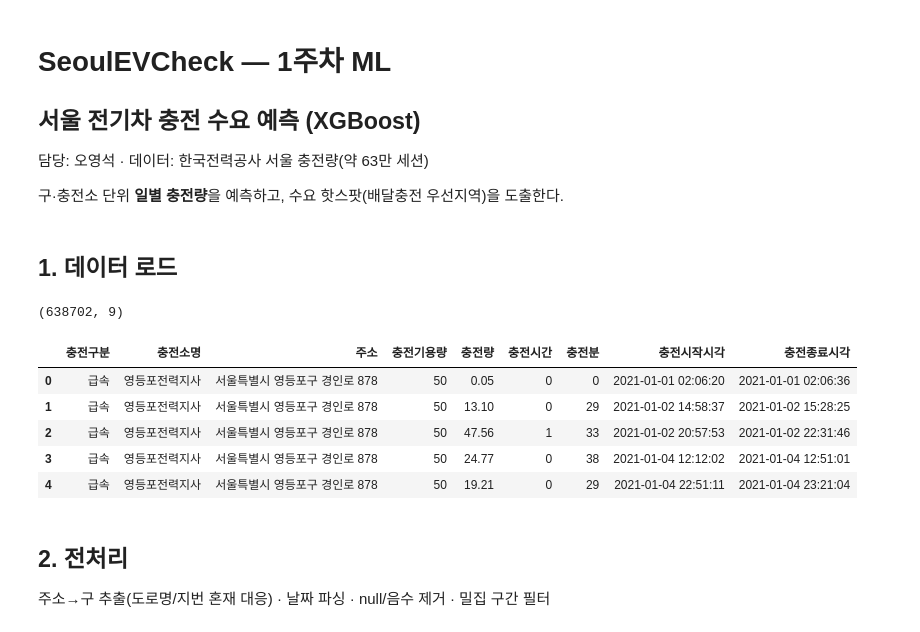
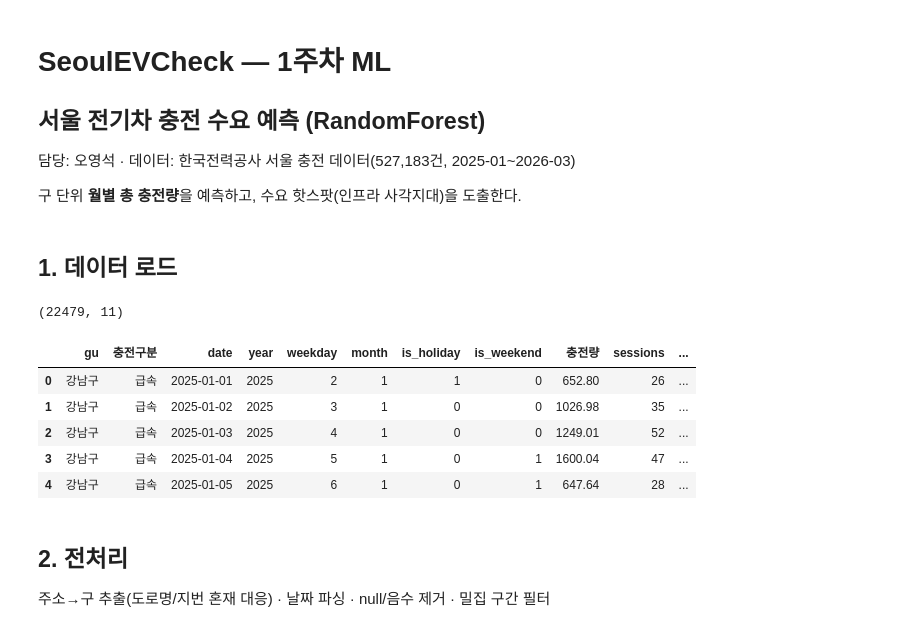
Before and after one commit to 50seok/SeoulEVCheck, a Jupyter notebook: notebooks/week1_ml.ipynb, the cells around one changed output. Drawn from its saved outputs; the diff is of its cells as text; code cells hidden in the pictures.

```diff
--- a/notebooks/week1_ml.ipynb
+++ b/notebooks/week1_ml.ipynb
@@ -1,9 +1,9 @@
 # %% [markdown]
 # SeoulEVCheck — 1주차 ML
-## 서울 전기차 충전 수요 예측 (XGBoost)
-담당: 오영석 · 데이터: 한국전력공사 서울 충전량(약 63만 세션)
+## 서울 전기차 충전 수요 예측 (RandomForest)
+담당: 오영석 · 데이터: 한국전력공사 서울 충전 데이터(527,183건, 2025-01~2026-03)
 
-구·충전소 단위 **일별 충전량**을 예측하고, 수요 핫스팟(배달충전 우선지역)을 도출한다.
+구 단위 **월별 총 충전량**을 예측하고, 수요 핫스팟(인프라 사각지대)을 도출한다.
 # %%
 import pandas as pd, numpy as np, joblib
 import matplotlib.pyplot as plt, seaborn as sns
@@ -15,17 +17,17 @@ plt.rcParams['font.family']='Malgun Gothic'; plt.rcParams['axes.unicode_minus']=
 # %% [markdown]
 ## 1. 데이터 로드
 # %%
-df = pd.read_excel('../data/한국전력공사_서울시 전기차 충전소 충전량_20220331.xlsx')
-print(df.shape)
-df.head()
+gu_day = pd.read_csv('../data/gu_day_2025.csv', encoding='utf-8-sig')
+print(gu_day.shape)
+gu_day.head()
 # %% [output]
-(638702, 9)
+(22479, 11)
-|  | 충전구분 | 충전소명 | 주소 | 충전기용량 | 충전량 | 충전시간 | 충전분 | 충전시작시각 | 충전종료시각 |
-| 0 | 급속 | 영등포전력지사 | 서울특별시 영등포구 경인로 878 | 50 | 0.05 | 0 | 0 | 2021-01-01 02:06:20 | 2021-01-01 02:06:36 |
-| 1 | 급속 | 영등포전력지사 | 서울특별시 영등포구 경인로 878 | 50 | 13.10 | 0 | 29 | 2021-01-02 14:58:37 | 2021-01-02 15:28:25 |
-| 2 | 급속 | 영등포전력지사 | 서울특별시 영등포구 경인로 878 | 50 | 47.56 | 1 | 33 | 2021-01-02 20:57:53 | 2021-01-02 22:31:46 |
-| 3 | 급속 | 영등포전력지사 | 서울특별시 영등포구 경인로 878 | 50 | 24.77 | 0 | 38 | 2021-01-04 12:12:02 | 2021-01-04 12:51:01 |
-| 4 | 급속 | 영등포전력지사 | 서울특별시 영등포구 경인로 878 | 50 | 19.21 | 0 | 29 | 2021-01-04 22:51:11 | 2021-01-04 23:21:04 |
+|  | gu | 충전구분 | date | year | weekday | month | is_holiday | is_weekend | 충전량 | sessions | ... |
+| 0 | 강남구 | 급속 | 2025-01-01 | 2025 | 2 | 1 | 1 | 0 | 652.80 | 26 | ... |
+| 1 | 강남구 | 급속 | 2025-01-02 | 2025 | 3 | 1 | 0 | 0 | 1026.98 | 35 | ... |
+| 2 | 강남구 | 급속 | 2025-01-03 | 2025 | 4 | 1 | 0 | 0 | 1249.01 | 52 | ... |
+| 3 | 강남구 | 급속 | 2025-01-04 | 2025 | 5 | 1 | 0 | 1 | 1600.04 | 47 | ... |
+| 4 | 강남구 | 급속 | 2025-01-05 | 2025 | 6 | 1 | 0 | 1 | 647.64 | 28 | ... |
 # %% [markdown]
 ## 2. 전처리
 주소→구 추출(도로명/지번 혼재 대응) · 날짜 파싱 · null/음수 제거 · 밀집 구간 필터
```
Also changed, not shown: parts of 10 cells of this notebook.
